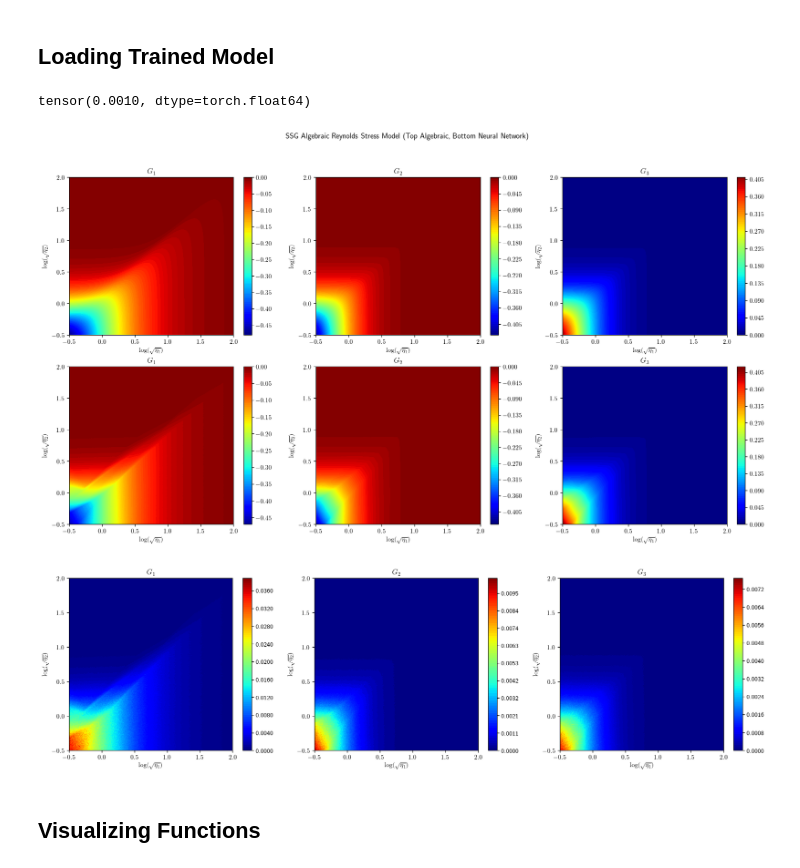
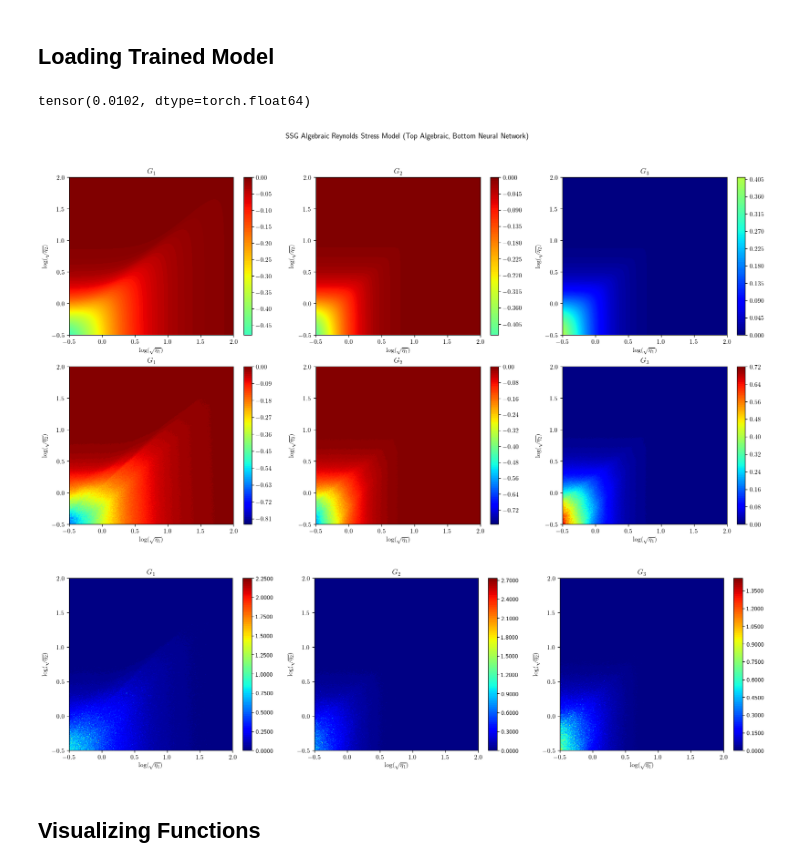
Before and after one commit to Crashprn/UncertaintyQuantification, a Jupyter notebook: Notebooks/Bayes_Train_SVI.ipynb, the cells around one changed output. Saved outputs shown, nothing was run; the diff lists cells and outputs as text; code cells hidden in the pictures.

```diff
--- a/Notebooks/Bayes_Train_SVI.ipynb
+++ b/Notebooks/Bayes_Train_SVI.ipynb
@@ -141,7 +157,7 @@ save_pyro_model(model, guide, "../Model_Checkpoints/SVI", chkpt_name='No_Rapid_S
 pyro.clear_param_store()
 model = TurbulenceNetworkBayesian(**model_params)
 
-model, guide = load_pyro_model(model, "Model_Checkpoints/SVI", device, chkpt_name='pyro2')
+model, guide = load_pyro_model(model, "../Model_Checkpoints/SVI", device, chkpt_name='No_Rapid_Strain_SVI1')
 
 
 
@@ -154,38 +170,38 @@ eta1 = (10**x_grid.flatten())**2
 eta2 = (10**y_grid.flatten())**2
 
 gen = TurbulenceClosureDataGenerator(model="SSG", type='torch')
 etas, G_s = gen(eta1, eta2)
 target = G_s
 
 model.data_size = etas.shape[0]
 etas = x_scaler.transform(etas)
 
 predictive = Predictive(model, guide=guide, num_samples=150, return_sites=("obs",))
 
 pred = predictive(torch.tensor(etas, dtype=torch.float32).to(device))['obs']
 
 for i in range(pred.shape[0]):
     pred[i] = torch.tensor(y_scaler.inverse_transform(pred[i].cpu().detach().numpy())).to(device)
 
 pred_mean = torch.mean(pred, axis=0).detach().cpu()
 pred_std = torch.std(pred, axis=0).detach().cpu()
 
-np.savetxt('data/SVI/Pred_Mean.csv', pred_mean.numpy(), delimiter=',')
-np.savetxt('data/SVI/Pred_Std.csv', pred_std.numpy(), delimiter=',')
+np.savetxt('../data/SVI/No_Rapid_Pred_Mean.csv', pred_mean.numpy(), delimiter=',')
+np.savetxt('../data/SVI/No_Rapid_Pred_Std.csv', pred_std.numpy(), delimiter=',')
 
 del pred
 del predictive
 torch.cuda.empty_cache()
 
 print(torch.mean(torch.abs(torch.tensor(target) - pred_mean)))
 
 plot_heat_map_compare(x_grid, y_grid, target.T.reshape(3, dim, dim), pred_mean.T.reshape(3, dim, dim).numpy())
 
 plot_heat_map_3D(x_grid, y_grid, pred_std.T.reshape(3, dim, dim).numpy())
 # %% [output]
-tensor(0.0010, dtype=torch.float64)
+tensor(0.0102, dtype=torch.float64)
-[figure, old version]
+[figure, new version]
-[figure, old version]
+[figure, new version]
 # %% [markdown]
 ## Visualizing Functions
 # %% [markdown]
```
Also changed, not shown: parts of 1 cell of this notebook, 4 other files.
